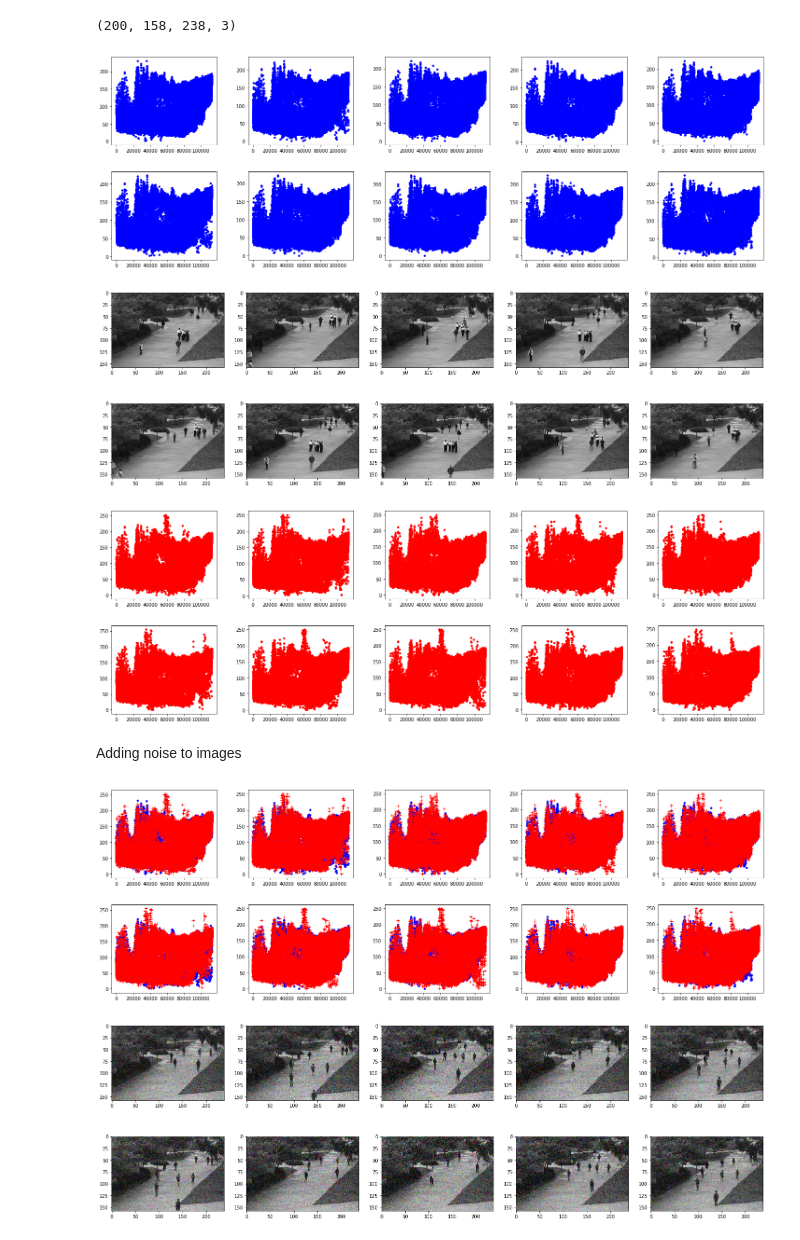
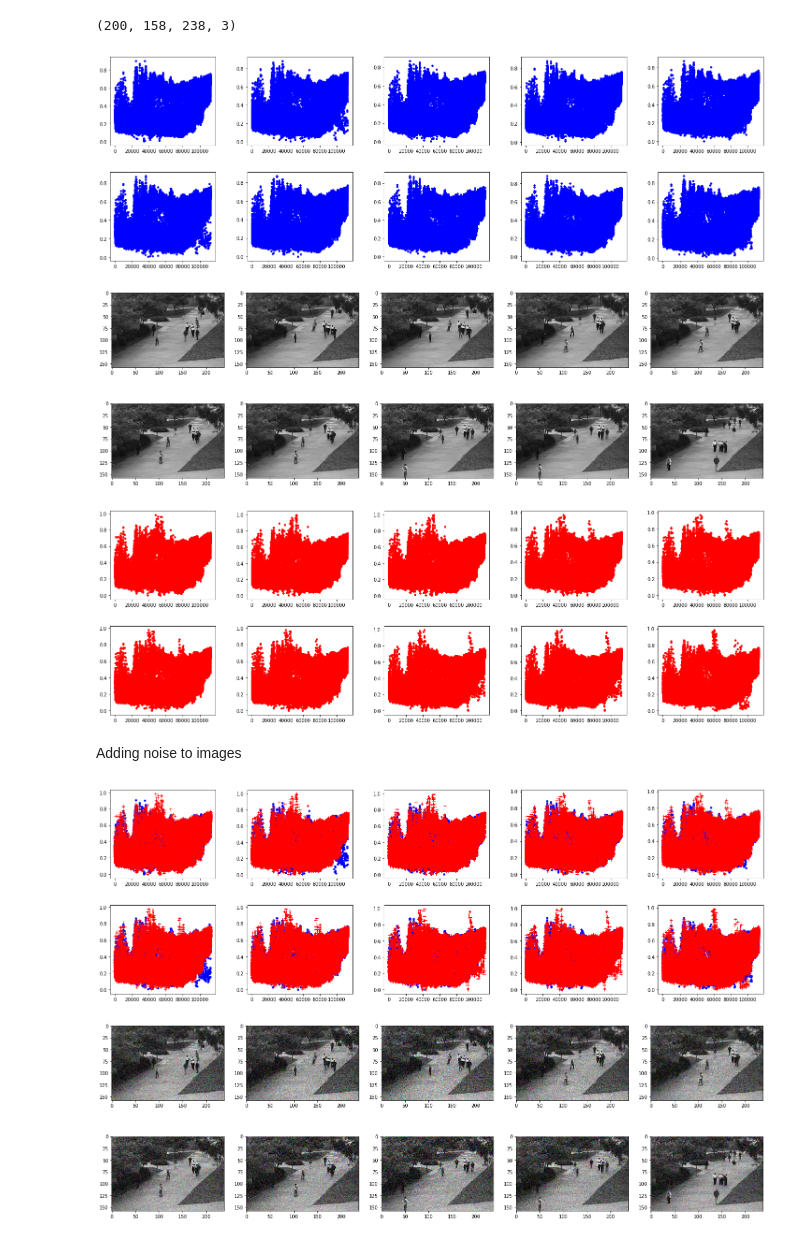
Before and after one commit to karishma33/DetectionProject, a Jupyter notebook: analysis.ipynb, the cells around one changed output. Drawn from its saved outputs; the diff is of its cells as text; code cells hidden in the pictures.

```diff
--- a/analysis.ipynb
+++ b/analysis.ipynb
@@ -28,14 +28,17 @@ print(len(onlyfiles), len(testfiles))
 images = []
 for f in onlyfiles:
     image = cv2.imread(f)
-    images.append(image)
+    image_norm = img_as_float(image)
+    images.append(image_norm)
 train_images = images#[15:25]
 train_images = np.array(train_images)
 # %%
 images = []
 for f in testfiles:
     image = cv2.imread(f)
-    images.append(image)
+    image_norm = img_as_float(image)
+    images.append(image_norm)
+    images.append(image_norm)
 test_images = images#[15:25]
 test_images = np.array(test_images)
 # %%
@@ -60,7 +63,7 @@ axs = axs.ravel()
 for i, imgs in enumerate(train_images[15:25]):
     axs[i].plot(imgs.ravel(), 'b.')
 # %% [output]
-[figure, old version]
+[figure, new version]
 # %%
 fig, axs = plt.subplots(2,5, figsize=(25,8))
 axs = axs.ravel()
@@ -68,7 +71,7 @@ axs = axs.ravel()
 for i, imgs in enumerate(test_images[15:25]):
     axs[i].imshow(imgs[:,:,:])
 # %% [output]
-[figure, old version]
+[figure, new version]
 # %%
 fig, axs = plt.subplots(2,5, figsize=(25, 8))
 fig.subplots_adjust(hspace = 0.3, wspace=0.3)
@@ -77,7 +80,7 @@ axs = axs.ravel()
 for i, imgs in enumerate(test_images[15:25]):
     axs[i].plot(imgs.ravel(), 'r.')
 # %% [output]
-[figure, old version]
+[figure, new version]
 # %% [markdown]
 Adding noise to images
 # %%
@@ -89,7 +92,7 @@ for i, (imgs_tr, imgs_te) in enumerate(zip(train_images[15:25], test_images[15:2
     axs[i].plot(imgs_tr.ravel(), 'b.')
     axs[i].plot(imgs_te.ravel(), 'r+')
 # %% [output]
-[figure, old version]
+[figure, new version]
 # %%
 train_images_ = []
 for image in train_images:
@@ -101,11 +104,11 @@ for image in test_images:
 # %%
 fig, axs = plt.subplots(2,5, figsize=(25,8))
 axs = axs.ravel()
 
-for i, imgs in enumerate(train_images_[15:25]):
+for i, imgs in enumerate(test_images_[15:25]):
     axs[i].imshow(imgs[:,:,:])
 # %% [output]
-[figure, old version]
+[figure, new version]
 # %%
 np.save('{}/train'.format(Dataset.main),train_images)
 np.save('{}/train_'.format(Dataset.main),train_images_)
```
Also changed, not shown: parts of 2 cells of this notebook, 3 other files.
